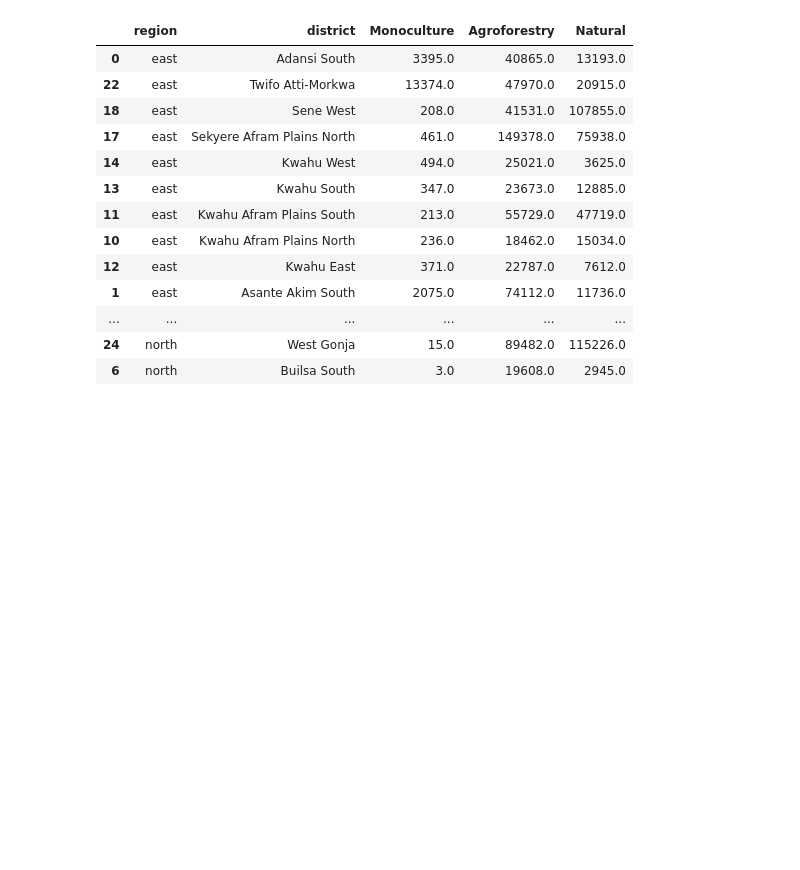
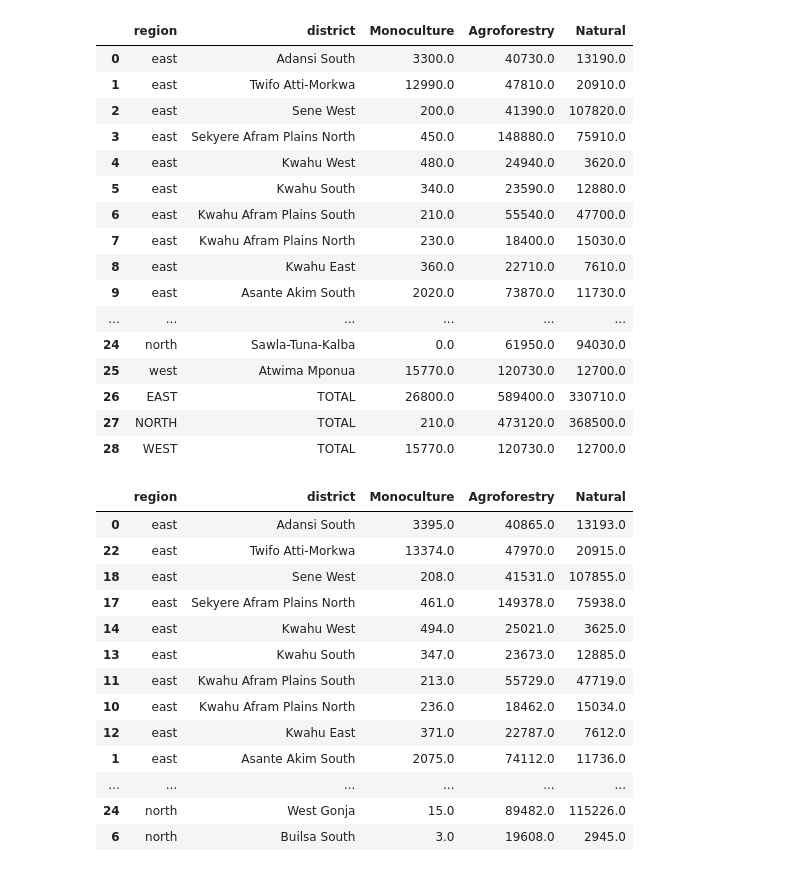
Before and after one commit to wri/plantation_classifier, a Jupyter notebook: notebooks/analyses/figures_tables.ipynb, the cells around one changed output. Drawn from its saved outputs; the diff is of its cells as text; code cells hidden in the pictures; blank space fills up the shorter version.

```diff
--- a/notebooks/analyses/figures_tables.ipynb
+++ b/notebooks/analyses/figures_tables.ipynb
@@ -148,21 +131,21 @@ area_assess
 # %%
-def area_assessment_figure(input_f, output_f):
-    '''
-    takes in a csv of area assessment calculations
-    and creates the columns and structure for the
-    publication table
-    '''
-    north = gpd.read_file('../../data/shapefiles/pd_north.shp')
-    east = gpd.read_file('../../data/shapefiles/pd_east.shp')
-    west = gpd.read_file('../../data/shapefiles/pd_west.shp')
-    df = pd.read_csv(input_f)
-    district_region = {}
-    district_region['north'] = list(north.ADM2_EN)
-    district_region['east'] = list(east.ADM2_EN)
-    district_region['west'] = list(west.ADM2_EN)
-    district_region = {district: region for region, districts in district_region.items() for district in districts}
-    df['region'] = df['district'].map(district_region)
-    df = df.sort_values(by='region')
-    df_pubfigure2 = df[['region', 'district', 'Monoculture', 'Agroforestry', 'Natural']]
-    df_pubfigure2.to_csv(output_f, index=False)
-    return df_pubfigure2
+# def area_assessment_figure(input_f, output_f):
+#     '''
+#     takes in a csv of area assessment calculations
+#     and creates the columns and structure for the
+#     publication table
+#     '''
+#     north = gpd.read_file('../../data/shapefiles/pd_north.shp')
+#     east = gpd.read_file('../../data/shapefiles/pd_east.shp')
+#     west = gpd.read_file('../../data/shapefiles/pd_west.shp')
+#     df = pd.read_csv(input_f)
+#     district_region = {}
+#     district_region['north'] = list(north.ADM2_EN)
+#     district_region['east'] = list(east.ADM2_EN)
+#     district_region['west'] = list(west.ADM2_EN)
+#     district_region = {district: region for region, districts in district_region.items() for district in districts}
+#     df['region'] = df['district'].map(district_region)
+#     df = df.sort_values(by='region')
+#     df_pubfigure2 = df[['region', 'district', 'Monoculture', 'Agroforestry', 'Natural']]
+#     df_pubfigure2.to_csv(output_f, index=False)
+#     return df_pubfigure2
@@ -169,3 +206,24 @@ def area_assessment_figure(input_f, output_f):
+# %%
+area_assessment_figure('../../data/adj_area_assessment_042125.csv',
+                       '../../data/adj_area_assessment_pubfigure_042125.csv')
+# %% [output]
+|  | region | district | Monoculture | Agroforestry | Natural |
+| 0 | east | Adansi South | 3300.0 | 40730.0 | 13190.0 |
+| 1 | east | Twifo Atti-Morkwa | 12990.0 | 47810.0 | 20910.0 |
+| 2 | east | Sene West | 200.0 | 41390.0 | 107820.0 |
+| 3 | east | Sekyere Afram Plains North | 450.0 | 148880.0 | 75910.0 |
+| 4 | east | Kwahu West | 480.0 | 24940.0 | 3620.0 |
+| 5 | east | Kwahu South | 340.0 | 23590.0 | 12880.0 |
+| 6 | east | Kwahu Afram Plains South | 210.0 | 55540.0 | 47700.0 |
+| 7 | east | Kwahu Afram Plains North | 230.0 | 18400.0 | 15030.0 |
+| 8 | east | Kwahu East | 360.0 | 22710.0 | 7610.0 |
+| 9 | east | Asante Akim South | 2020.0 | 73870.0 | 11730.0 |
+| ... | ... | ... | ... | ... | ... |
+| 24 | north | Sawla-Tuna-Kalba | 0.0 | 61950.0 | 94030.0 |
+| 25 | west | Atwima Mponua | 15770.0 | 120730.0 | 12700.0 |
+| 26 | EAST | TOTAL | 26800.0 | 589400.0 | 330710.0 |
+| 27 | NORTH | TOTAL | 210.0 | 473120.0 | 368500.0 |
+| 28 | WEST | TOTAL | 15770.0 | 120730.0 | 12700.0 |
 # %%
 area_assessment_figure('../../data/adj_area_assessment.csv',
                        '../../data/adj_area_assessment_pubfigure.csv')
```
Also changed, not shown: parts of 6 cells of this notebook, 2 other files.
